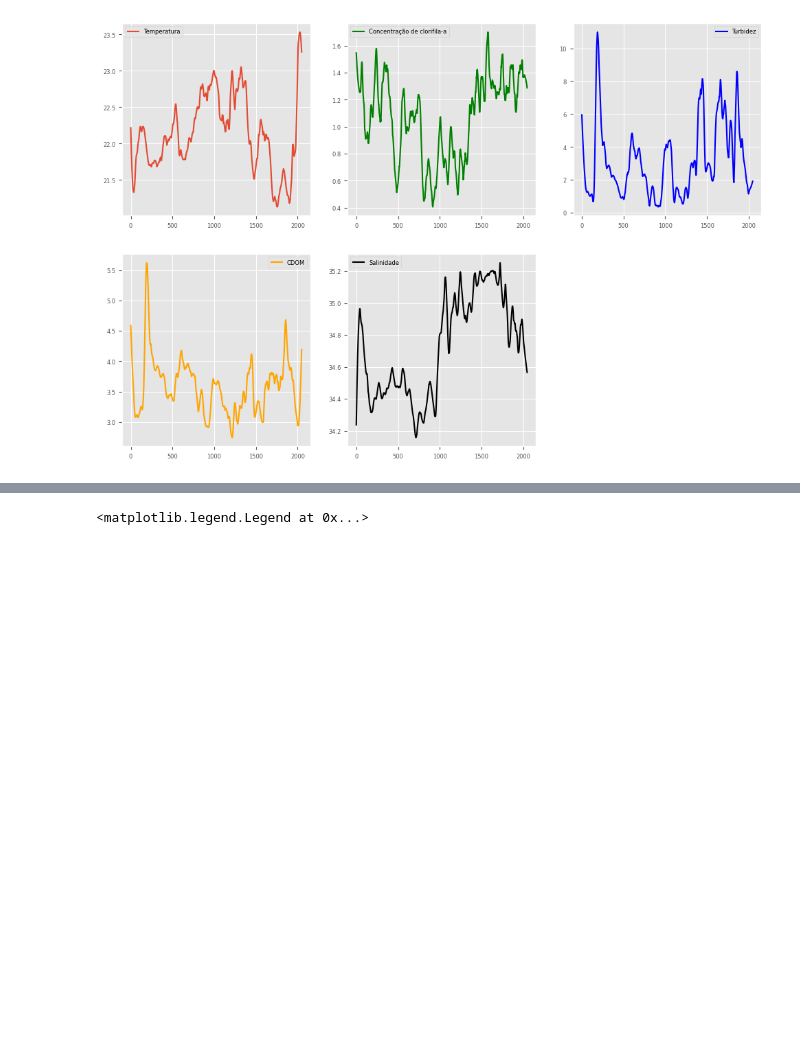
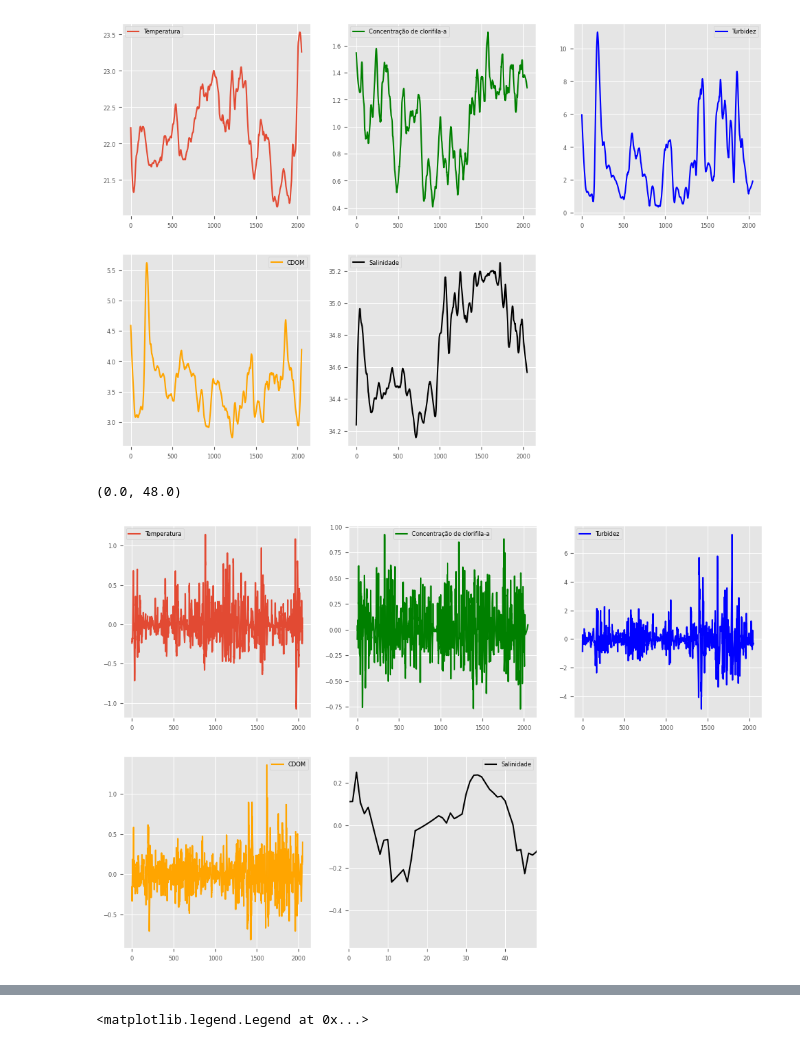
Before and after one commit to LSalimene/Analise-Series-temporais-em-oceano, a Jupyter notebook: lista5/lista5.ipynb, the cells around one changed output, grey strips where cells are left out. Saved outputs shown, nothing was run; the diff lists cells and outputs as text; code cells hidden in the pictures; blank space fills up the shorter version.

```diff
--- a/lista5/lista5.ipynb
+++ b/lista5/lista5.ipynb
@@ -96,4 +96,25 @@ altachla = chla2[0,:]-chla
 altaTurb = Turb2[0,:]-Turb
 altaCDOM = CDOM2[0,:]-CDOM
 altaS= S2[0,:]-S
+# %%
+plt.figure(figsize=(12,8))
+plt.subplot(231)
+plt.plot(altaT1,label='Temperatura')
+plt.legend()
+plt.subplot(232)
+plt.plot(altachla,label='Concentração de clorifila-a',color='green')
+plt.legend()
+plt.subplot(233)
+plt.plot(altaTurb,label='Turbidez',color='b')
+plt.legend()
+plt.subplot(234)
+plt.plot(altaCDOM,label='CDOM',color='orange')
+plt.legend()
+plt.subplot(235)
+plt.plot(altaS,label='Salinidade',color='black')
+plt.legend()
+plt.xlim(0,48)
+# %% [output]
+(0.0, 48.0)
+[figure, added]
 # %%
```
Also changed, not shown: parts of 9 cells of this notebook.
